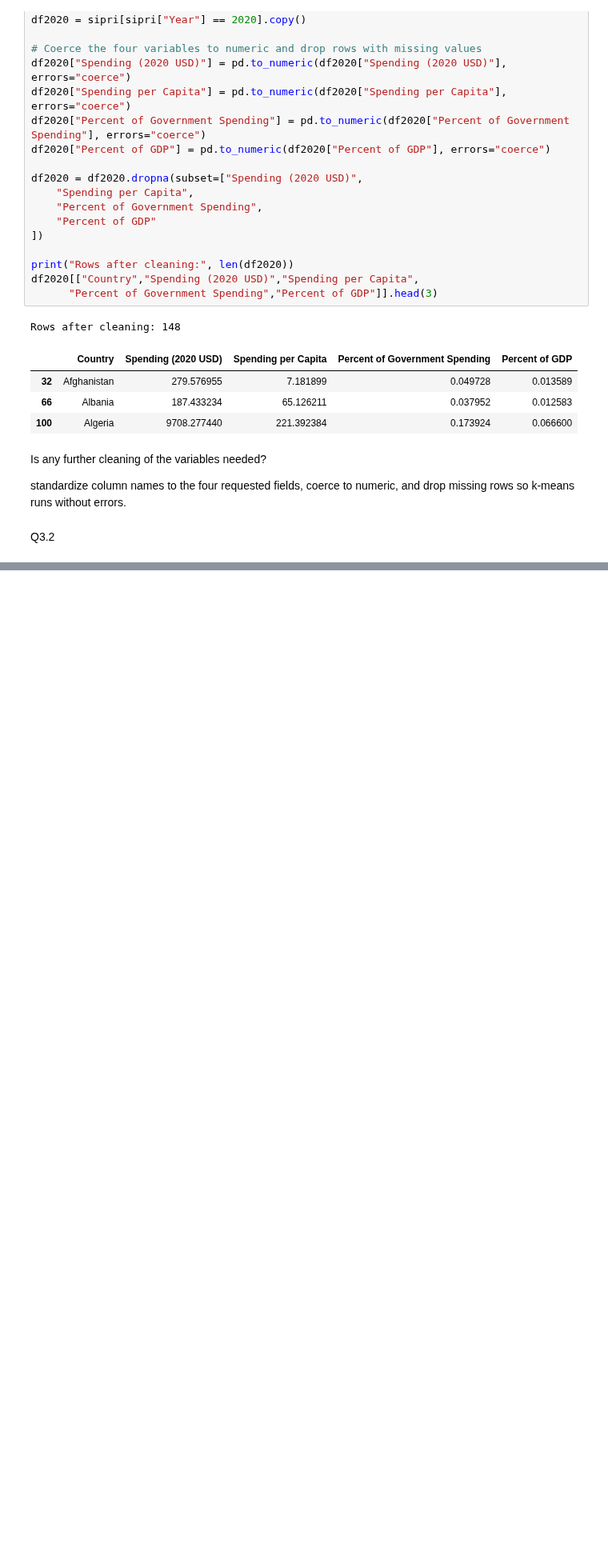
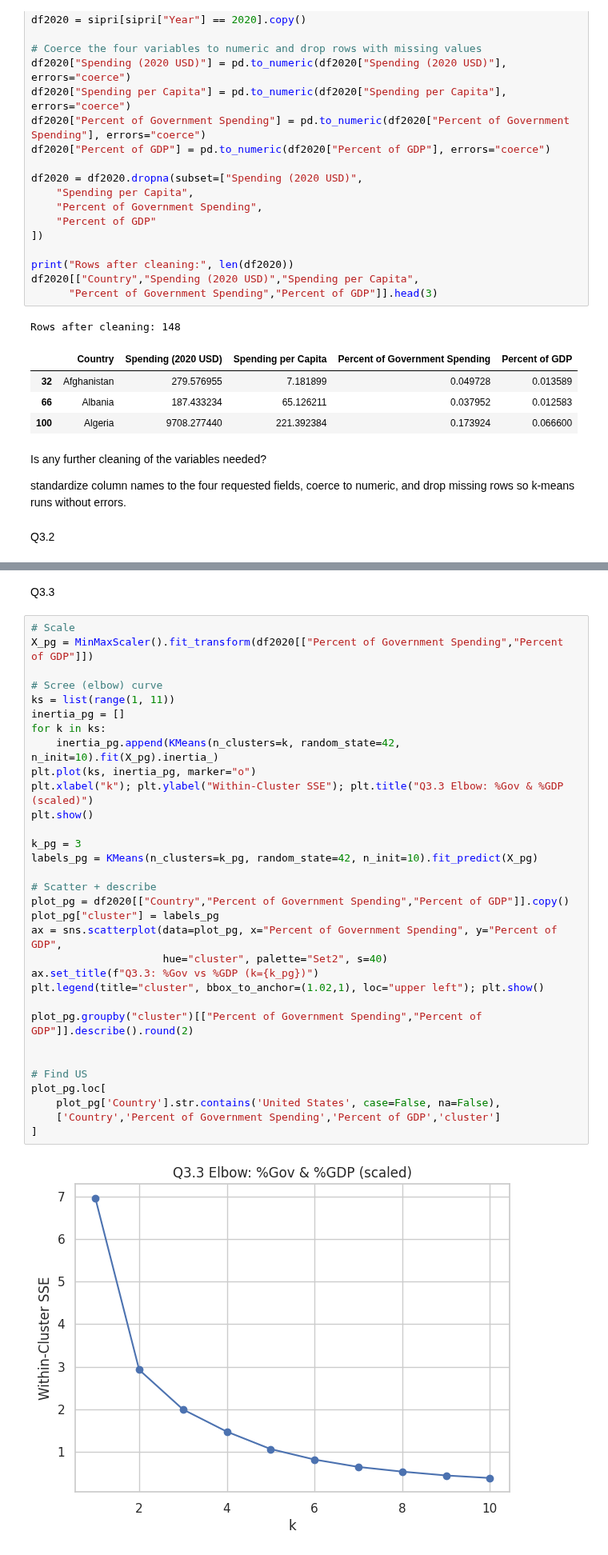
Before and after one commit to KendallFreese/clustering_assignment, a Jupyter notebook: assignment_clustering.ipynb, the cells around one changed output, grey strips where cells are left out. Shown at 80% size. Saved outputs shown, nothing was run; the diff lists cells and outputs as text; blank space fills up the shorter version.

```diff
--- a/assignment_clustering.ipynb
+++ b/assignment_clustering.ipynb
@@ -265,0 +271,36 @@ The United States is the lone outlier in cluster 2 with very high spending and v
+# %% [markdown]
+Q3.3
+# %%
+# Scale
+X_pg = MinMaxScaler().fit_transform(df2020[["Percent of Government Spending","Percent of GDP"]])
+
+# Scree (elbow) curve
+ks = list(range(1, 11))
+inertia_pg = []
+for k in ks:
+    inertia_pg.append(KMeans(n_clusters=k, random_state=42, n_init=10).fit(X_pg).inertia_)
+plt.plot(ks, inertia_pg, marker="o")
+plt.xlabel("k"); plt.ylabel("Within-Cluster SSE"); plt.title("Q3.3 Elbow: %Gov & %GDP (scaled)")
+plt.show()
+
+k_pg = 3
+labels_pg = KMeans(n_clusters=k_pg, random_state=42, n_init=10).fit_predict(X_pg)
+
+# Scatter + describe
+plot_pg = df2020[["Country","Percent of Government Spending","Percent of GDP"]].copy()
+plot_pg["cluster"] = labels_pg
+ax = sns.scatterplot(data=plot_pg, x="Percent of Government Spending", y="Percent of GDP",
+                     hue="cluster", palette="Set2", s=40)
+ax.set_title(f"Q3.3: %Gov vs %GDP (k={k_pg})")
+plt.legend(title="cluster", bbox_to_anchor=(1.02,1), loc="upper left"); plt.show()
+
+plot_pg.groupby("cluster")[["Percent of Government Spending","Percent of GDP"]].describe().round(2)
+
+
+# Find US
+plot_pg.loc[
+    plot_pg['Country'].str.contains('United States', case=False, na=False),
+    ['Country','Percent of Government Spending','Percent of GDP','cluster']
+]
+# %% [output]
+[figure, added]
```
Also changed, not shown: parts of 11 cells of this notebook.
